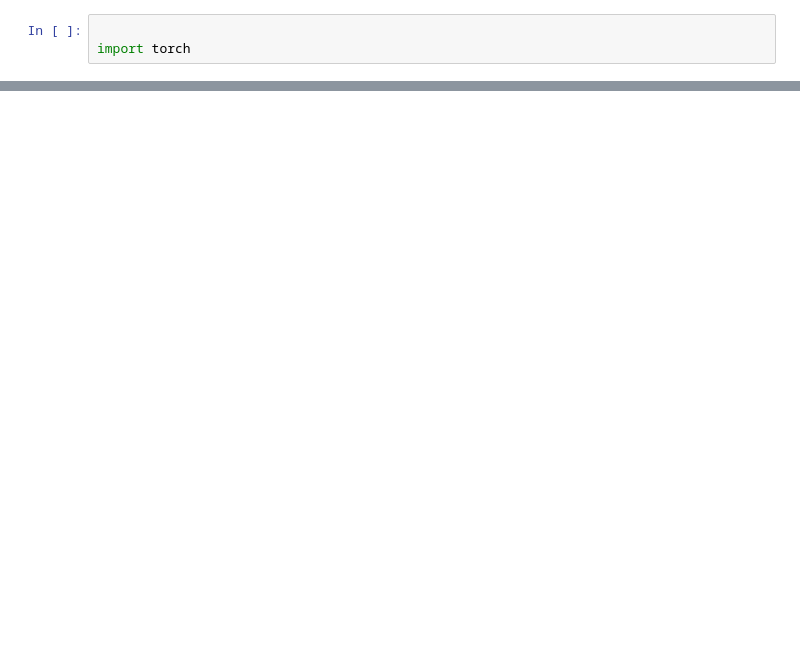
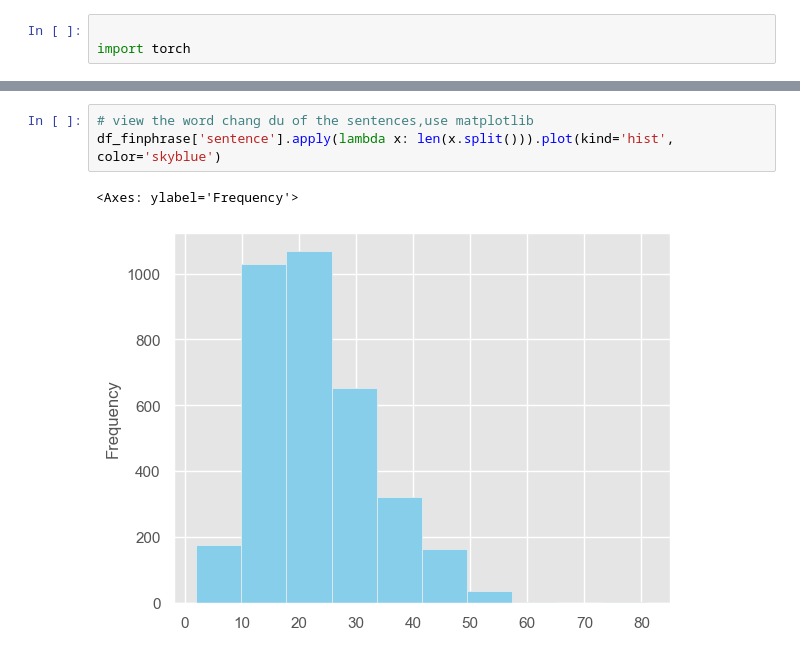
Before and after one commit to x99i9/MH6812_GROUP-PROJECT, a Jupyter notebook: Project.ipynb, the cells around one changed output, grey strips where cells are left out. Saved outputs shown, nothing was run; the diff lists cells and outputs as text; blank space fills up the shorter version.

```diff
--- a/Project.ipynb
+++ b/Project.ipynb
@@ -60,0 +216,6 @@ df = pd.read_csv('data/IMDB Dataset.csv')
+# %%
+# view the word chang du of the sentences,use matplotlib
+df_finphrase['sentence'].apply(lambda x: len(x.split())).plot(kind='hist', color='skyblue')
+# %% [output]
+<Axes: ylabel='Frequency'>
+[figure, added]
```
Also changed, not shown: parts of 8 cells of this notebook.
